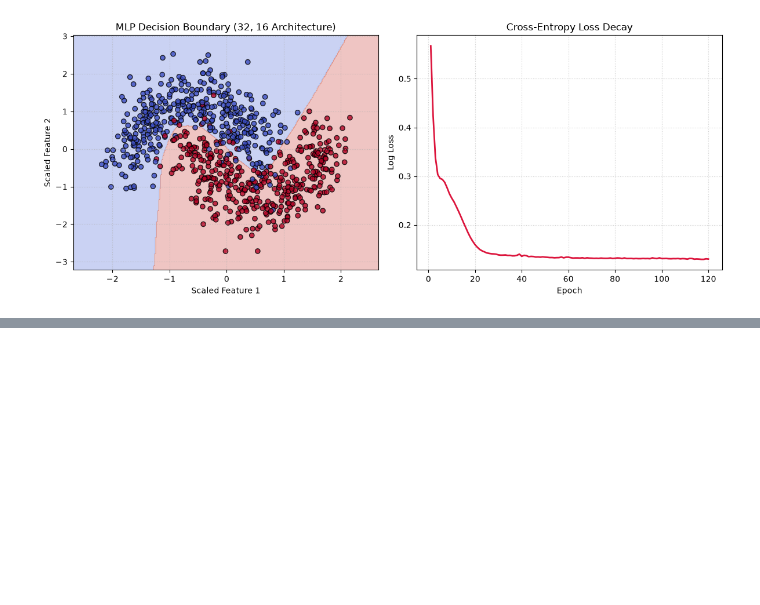
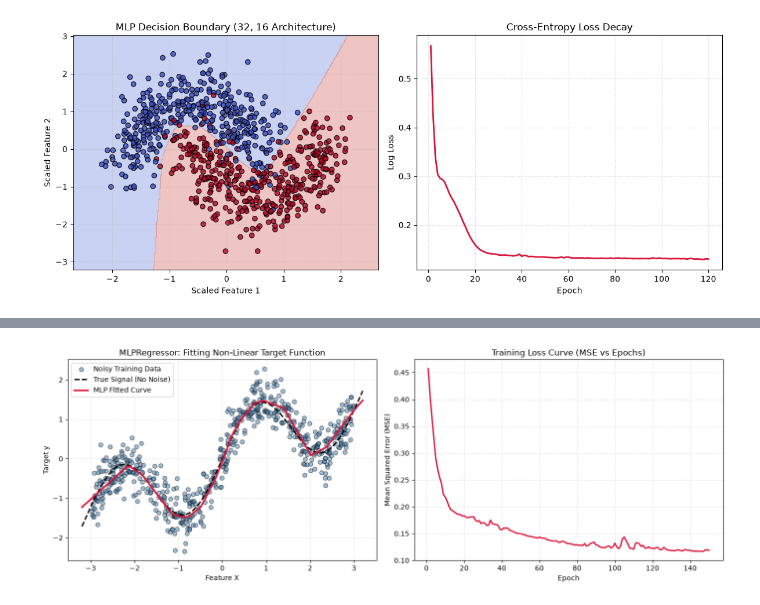
Before and after one commit to mylo2202/fsb-mle, a Jupyter notebook: session5/notebook.ipynb, the cells around one changed output, grey strips where cells are left out. Saved outputs shown, nothing was run; the diff lists cells and outputs as text; code cells hidden in the pictures; blank space fills up the shorter version.

Commit message:
Implement code changes to enhance functionality and improve performance

```diff
--- a/session5/notebook.ipynb
+++ b/session5/notebook.ipynb
@@ -290,0 +293,80 @@ plt.show()
+# %%
+import numpy as np
+import matplotlib.pyplot as plt
+from sklearn.neural_network import MLPRegressor
+from sklearn.preprocessing import StandardScaler
+from sklearn.metrics import mean_squared_error
+
+# 1. Generate synthetic non-linear data (Sinusoidal wave + noise)
+np.random.seed(42)
+n_samples = 600
+X = np.sort(np.random.uniform(-3, 3, size=(n_samples, 1)), axis=0)
+# Underlying true function: y = sin(2x) + 0.5x + noise
+y_true = np.sin(2 * X.ravel()) + 0.5 * X.ravel()
+y = y_true + np.random.normal(0, 0.35, size=n_samples)
+
+# 2. Scale features (CRITICAL for neural network convergence)
+scaler_X = StandardScaler()
+X_scaled = scaler_X.fit_transform(X)
+
+# 3. Initialize MLPRegressor
+# Architecture: 2 hidden layers with 64 and 32 neurons
+mlp_reg = MLPRegressor(
+    hidden_layer_sizes=(64, 32),
+    activation='relu',
+    solver='adam',
+    learning_rate_init=0.01,
+    alpha=0.001,          # L2 regularization weight decay
+    random_state=42
+)
+
+# 4. Train across epochs using partial_fit
+epochs = 150
+loss_curve = []
+
+for epoch in range(epochs):
+    # Shuffle each epoch
+    indices = np.random.permutation(len(X_scaled))
+    X_shuffled = X_scaled[indices]
+    y_shuffled = y[indices]
+
+    # partial_fit incrementally updates network weights
+    mlp_reg.partial_fit(X_shuffled, y_shuffled)
+
+    # Predict and record full Mean Squared Error (MSE)
+    y_pred = mlp_reg.predict(X_scaled)
+    current_loss = mean_squared_error(y, y_pred)
+    loss_curve.append(current_loss)
+
+# 5. Visualizations
+fig, (ax1, ax2) = plt.subplots(1, 2, figsize=(14, 5))
+
+# Plot 1: Fitted Non-Linear Curve vs Raw Noisy Data
+x_grid = np.linspace(-3.2, 3.2, 300).reshape(-1, 1)
+x_grid_scaled = scaler_X.transform(x_grid)
+y_grid_pred = mlp_reg.predict(x_grid_scaled)
+
+ax1.scatter(X, y, color='steelblue', alpha=0.5, edgecolors='k', label='Noisy Training Data')
+ax1.plot(x_grid, np.sin(2 * x_grid.ravel()) + 0.5 * x_grid.ravel(),
+         color='black', linestyle='--', linewidth=2, label='True Signal (No Noise)')
+ax1.plot(x_grid, y_grid_pred, color='crimson', linewidth=2.5, label='MLP Fitted Curve')
+
+ax1.set_title("MLPRegressor: Fitting Non-Linear Target Function")
+ax1.set_xlabel("Feature X")
+ax1.set_ylabel("Target y")
+ax1.legend()
+ax1.grid(True, linestyle=':', alpha=0.6)
+
+# Plot 2: MSE Loss Decay Curve
+ax2.plot(range(1, epochs + 1), loss_curve, color='crimson', linewidth=2)
+ax2.set_title("Training Loss Curve (MSE vs Epochs)")
+ax2.set_xlabel("Epoch")
+ax2.set_ylabel("Mean Squared Error (MSE)")
+ax2.grid(True, linestyle=':', alpha=0.6)
+
+plt.tight_layout()
+plt.show()
+
+print(f"Final Training MSE Loss: {loss_curve[-1]:.4f}")
+# %% [output]
+[figure, added]
```
Also changed, not shown: parts of 2 cells of this notebook, 1 other file.
